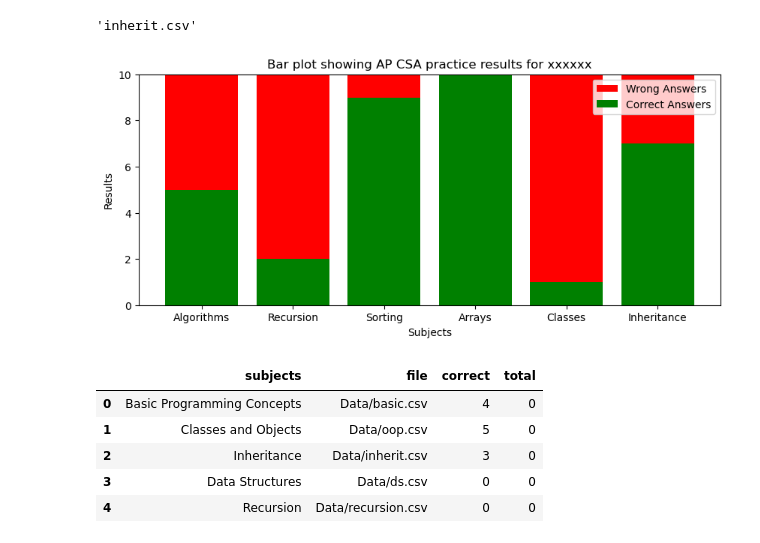
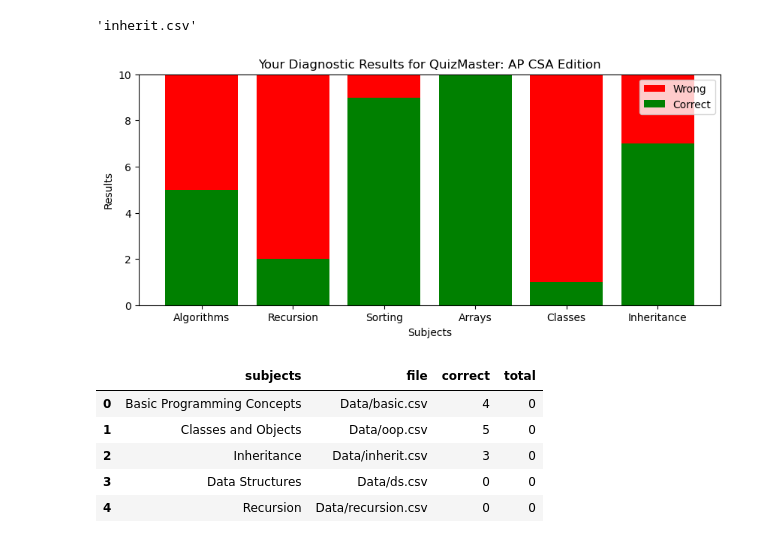
Before and after one commit to nikrp/AP_CSA_Diagnostic, a Jupyter notebook: Utilities/nik_exp_q.ipynb, the cells around one changed output. Drawn from its saved outputs; the diff is of its cells as text; code cells hidden in the pictures.

```diff
--- a/Utilities/nik_exp_q.ipynb
+++ b/Utilities/nik_exp_q.ipynb
@@ -55,33 +55,33 @@ correct_answers_dict[] =
 # %%
 # Importing the matplotlib library
 import matplotlib.pyplot as plt
 # Declaring the figure or the plot (y, x) or (width, height)
 plt.figure(figsize=[10, 4])
 # Categorical data: AP CSA Subjects
 # ?? Get this from array that was built by reading a file
 # ?? Get reslts (correct answers and total) from a file - This is if you can write answer statistics to a file
 # Total questions asked for each subject and correct answers
 totalQs = (10, 10, 10, 10, 10, 10)
 correctAns = (5, 2, 9, 10, 1, 7)
 # Plotting both the total death and the total cases in a single plot. Formula total cases - total deaths
 for i in range(len(subjects)):
     plt.bar(subjects[i], totalQs[i] - correctAns[i], bottom = correctAns[i], color='red')
     plt.bar(subjects[i], correctAns[i], color='green')
 
 # Creating the legend of the bars in the plot
-plt.legend(labels = ['Wrong Answers','Correct Answers'])
+plt.legend(labels = ['Wrong','Correct'])
 
 # Giving the tilte for the plot
-plt.title("Bar plot showing AP CSA practice results for xxxxxx")
+plt.title("Your Diagnostic Results for QuizMaster: AP CSA Edition")
 # Namimg the x and y axis
 plt.xlabel('Subjects')
 plt.ylabel('Results')
 # Saving the plot as a 'png'
 plt.savefig('BarPlot.png')
 # Displaying the bar plot
 plt.show()
 # %% [output]
-[figure, old version]
+[figure, new version]
 # %%
 import pandas as pd
 subjects_csv = pd.read_csv("../subjects.csv")
```
Also changed, not shown: parts of 1 cell of this notebook, 1 other file.
